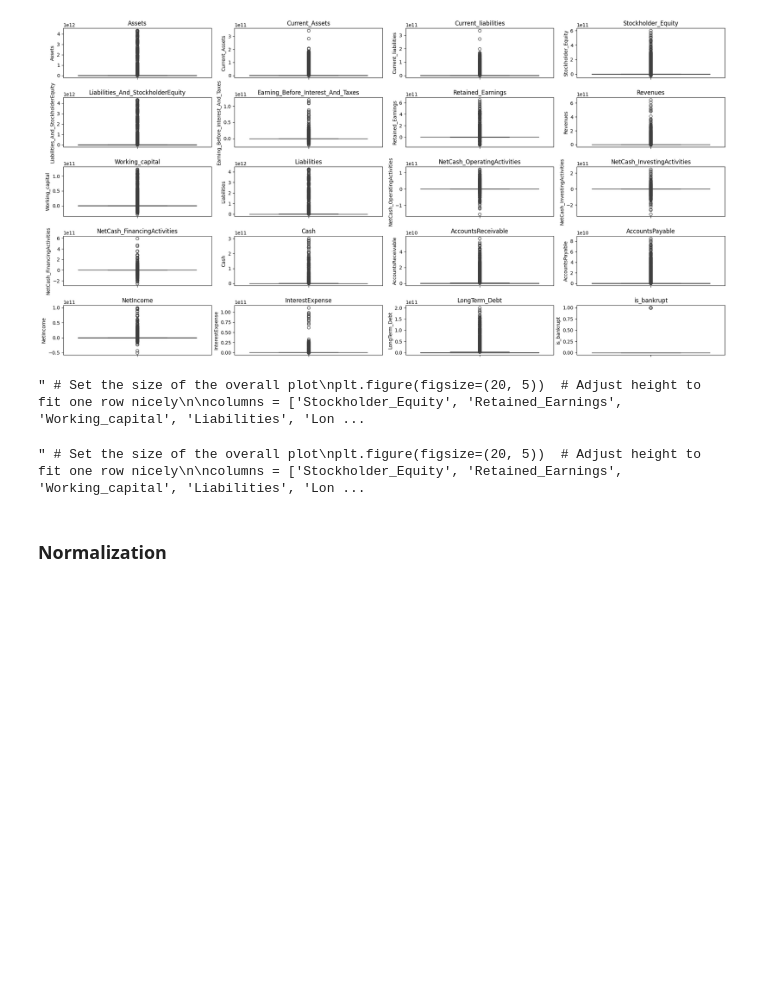
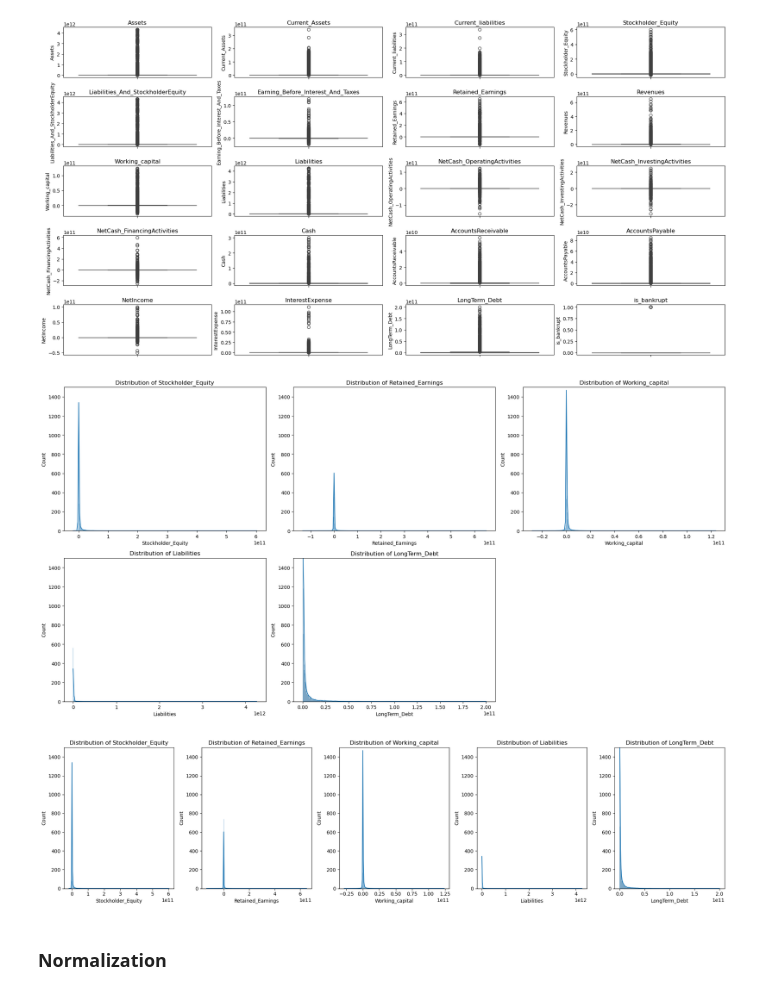
Before and after one commit to yosrasejjil/MyProject, a Jupyter notebook: notebook/yosraaa copy.ipynb, the cells around one changed output. Cells and saved outputs as stored; diff of their text form; code cells hidden in the pictures; blank space fills up the shorter version.

```diff
--- a/notebook/yosraaa copy.ipynb
+++ b/notebook/yosraaa copy.ipynb
@@ -327,32 +327,31 @@ plt.show()
 # %% [output]
 [figure]
 # %%
-""" # Set the size of the overall plot
-plt.figure(figsize=(20, 5))  # Adjust height to fit one row nicely
+ # Set the size of the overall plot
+plt.figure(figsize=(20,10))  # Adjust height to fit one row nicely
 
 columns = ['Stockholder_Equity', 'Retained_Earnings', 'Working_capital', 'Liabilities', 'LongTerm_Debt']
 rows, cols = 2, 3  # 1 row, 5 columns
 
 # Set y-axis limit
 y_max = 1500
 
 # Create subplots
 for i, column in enumerate(columns):
     plt.subplot(rows, cols, i + 1)
     sns.histplot(df[column], kde=True)
     plt.ylim(0, y_max)  # Set the y-axis (ordinate axis) limit
     plt.title(f'Distribution of {column}')
 
 # Adjust layout
 plt.tight_layout()
 
 # Show the plot
 plt.show()
- """
 # %% [output]
-" # Set the size of the overall plot\nplt.figure(figsize=(20, 5))  # Adjust height to fit one row nicely\n\ncolumns = ['Stockholder_Equity', 'Retained_Earnings', 'Working_capital', 'Liabilities', 'Lon ...
+[figure, added]
 # %%
-""" # Set the size of the overall plot
+ # Set the size of the overall plot
 plt.figure(figsize=(20, 5))  # Adjust height to fit one row nicely
 
 columns = ['Stockholder_Equity', 'Retained_Earnings', 'Working_capital', 'Liabilities', 'LongTerm_Debt']
@@ -373,9 +372,8 @@ plt.tight_layout()
 
 # Show the plot
 plt.show()
- """
 # %% [output]
-" # Set the size of the overall plot\nplt.figure(figsize=(20, 5))  # Adjust height to fit one row nicely\n\ncolumns = ['Stockholder_Equity', 'Retained_Earnings', 'Working_capital', 'Liabilities', 'Lon ...
+[figure, added]
 # %% [markdown]
 ### Normalization
 # %%
```
Also changed, not shown: parts of 30 cells of this notebook, 12 other files.
